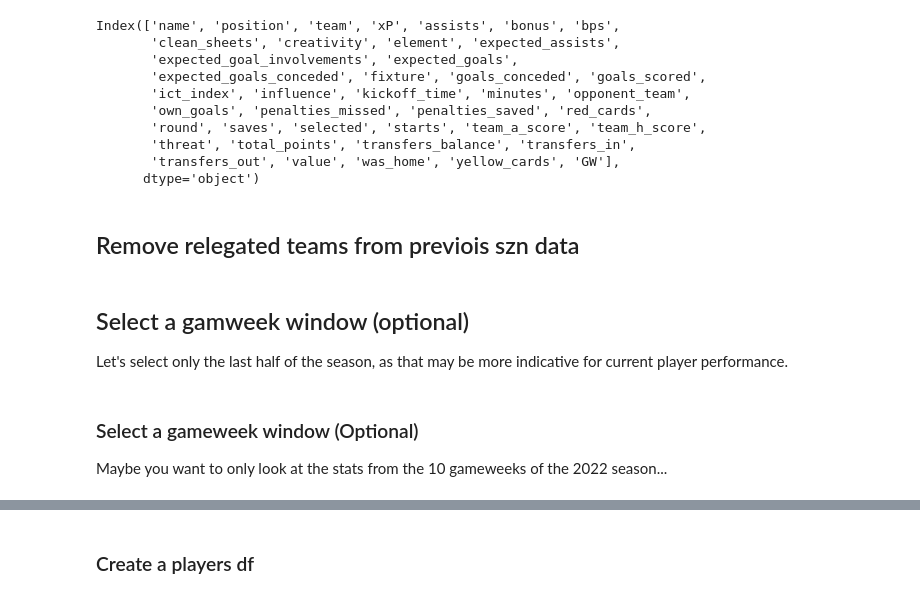
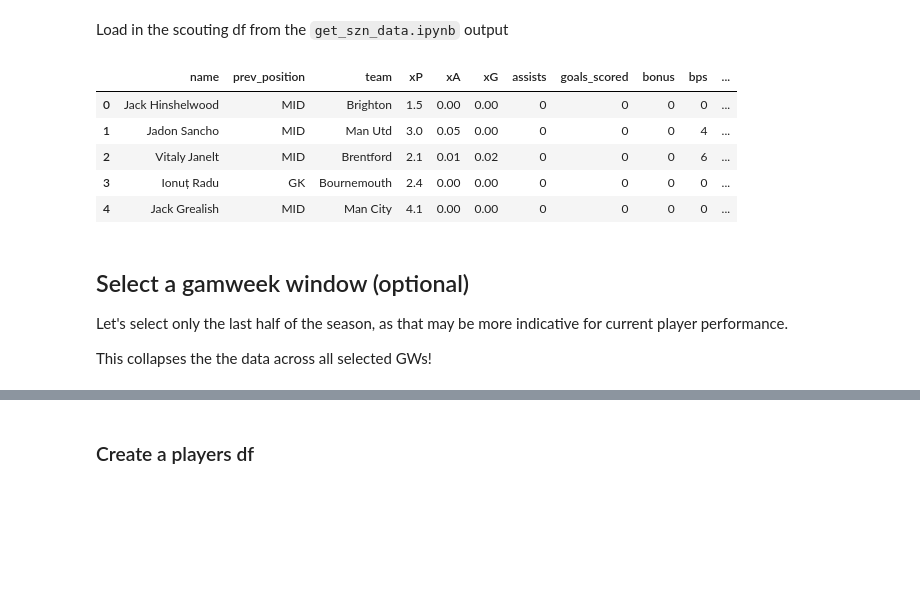
Before and after one commit to fajardgb/FPL-viz, a Jupyter notebook: preseason_scouting/preaseason_scouting2024-25.ipynb, the cells around one changed output, grey strips where cells are left out. Drawn from its saved outputs; the diff is of its cells as text; code cells hidden in the pictures; blank space fills up the shorter version.

Commit message:
pre szn scout

```diff
--- a/preseason_scouting/preaseason_scouting2024-25.ipynb
+++ b/preseason_scouting/preaseason_scouting2024-25.ipynb
@@ -12,17 +5,0 @@ Each row is the stats for a player in a given GW.
-# %%
-szn = '2023-24'
-df = pd.read_csv(f'data/{szn}_gws/merged_gw.csv')
-df.columns
-# %% [output]
-Index(['name', 'position', 'team', 'xP', 'assists', 'bonus', 'bps',
-       'clean_sheets', 'creativity', 'element', 'expected_assists',
-       'expected_goal_involvements', 'expected_goals',
-       'expected_goals_conceded', 'fixture', 'goals_conceded', 'goals_scored',
-       'ict_index', 'influence', 'kickoff_time', 'minutes', 'opponent_team',
-       'own_goals', 'penalties_missed', 'penalties_saved', 'red_cards',
-       'round', 'saves', 'selected', 'starts', 'team_a_score', 'team_h_score',
-       'threat', 'total_points', 'transfers_balance', 'transfers_in',
-       'transfers_out', 'value', 'was_home', 'yellow_cards', 'GW'],
-      dtype='object')
-# %% [markdown]
-## Remove relegated teams from previois szn data
@@ -33,5 +6,20 @@ df = df[~df['team'].isin(relegated)]
+# %% [markdown]
+Load in the scouting df from the ``get_szn_data.ipynb`` output
+# %%
+szn = '2024-25'
+df = pd.read_csv(f'data/scouting/scouting_{szn}.csv')
+df.head()
+# %% [output]
+|  | name | prev_position | team | xP | xA | xG | assists | goals_scored | bonus | bps | ... |
+| 0 | Jack Hinshelwood | MID | Brighton | 1.5 | 0.00 | 0.00 | 0 | 0 | 0 | 0 | ... |
+| 1 | Jadon Sancho | MID | Man Utd | 3.0 | 0.05 | 0.00 | 0 | 0 | 0 | 4 | ... |
+| 2 | Vitaly Janelt | MID | Brentford | 2.1 | 0.01 | 0.02 | 0 | 0 | 0 | 6 | ... |
+| 3 | Ionuț Radu | GK | Bournemouth | 2.4 | 0.00 | 0.00 | 0 | 0 | 0 | 0 | ... |
+| 4 | Jack Grealish | MID | Man City | 4.1 | 0.00 | 0.00 | 0 | 0 | 0 | 0 | ... |
 # %% [markdown]
 ## Select a gamweek window (optional)
 
 Let's select only the last half of the season, as that may be more indicative for current player performance.
+
+This collapses the the data across all selected GWs!
 # %%
@@ -44,3 +60,0 @@ df = df[cols]
-# %% [markdown]
-### Select a gameweek window (Optional)
-Maybe you want to only look at the stats from the 10 gameweeks of the 2022 season...
```
Also changed, not shown: parts of 11 cells of this notebook, 4 other files.
